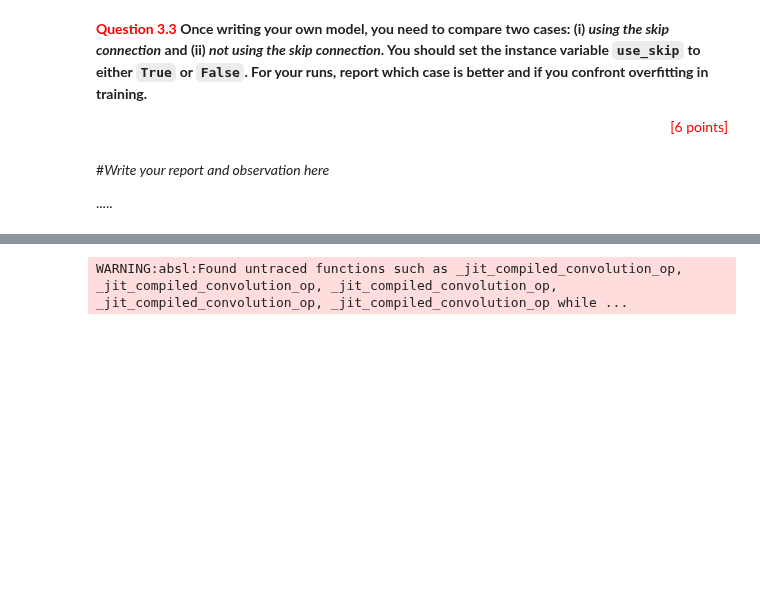
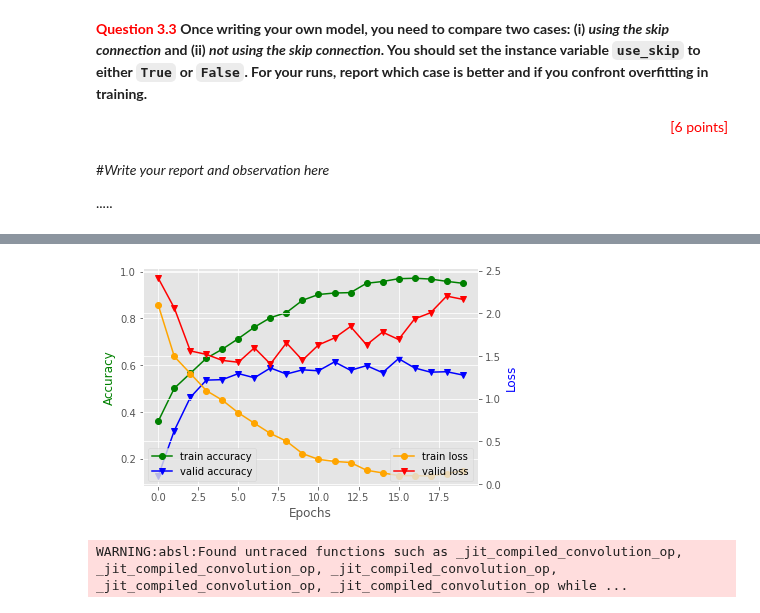
Before and after one commit to multipletwigs/FIT3181-Deep-Learning, a Jupyter notebook: FIT3181_Assignment_1/FIT3181_Assignment1-2022.ipynb, the cells around one changed output, grey strips where cells are left out. Cells and saved outputs as stored; diff of their text form; code cells hidden in the pictures; blank space fills up the shorter version.

```diff
--- a/FIT3181_Assignment_1/FIT3181_Assignment1-2022.ipynb
+++ b/FIT3181_Assignment_1/FIT3181_Assignment1-2022.ipynb
@@ -851,3 +775,7 @@ Epoch 20/20
+# %%
+our_network_skip.plot_progress()
+# %% [output]
+[figure, added]
 # %%
 our_network_skip.model.save("models/q3.3models/skip")
 # %% [output]
```
Also changed, not shown: parts of 29 cells of this notebook, 10 other files.
